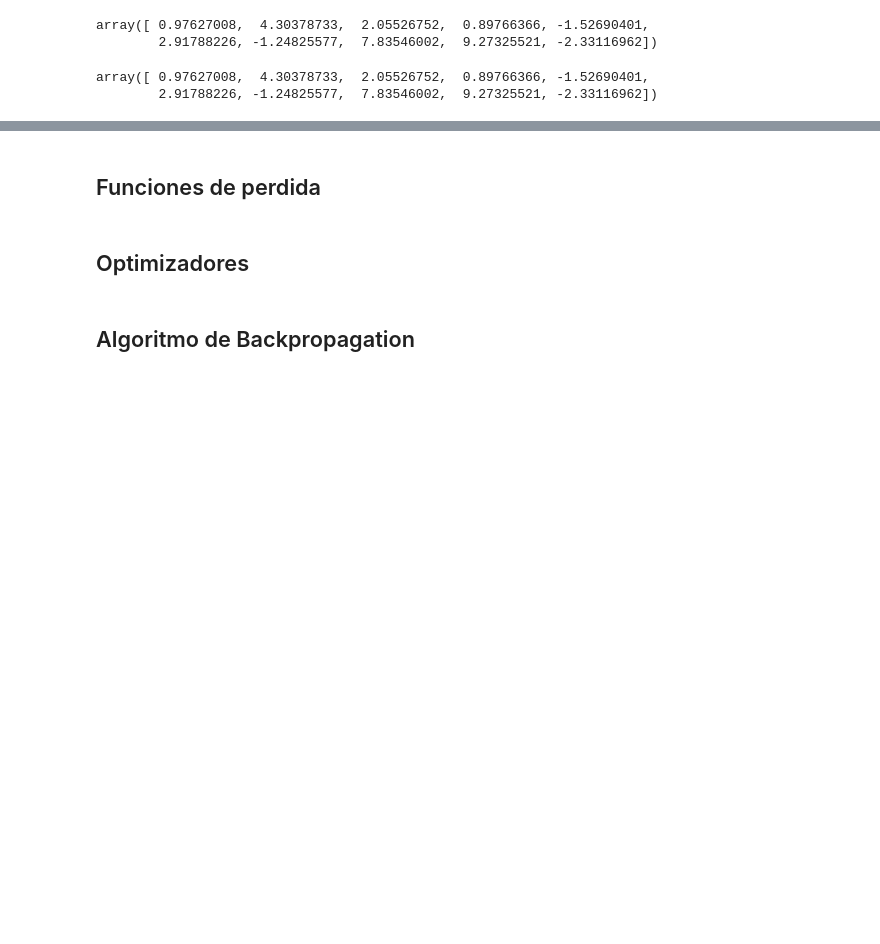
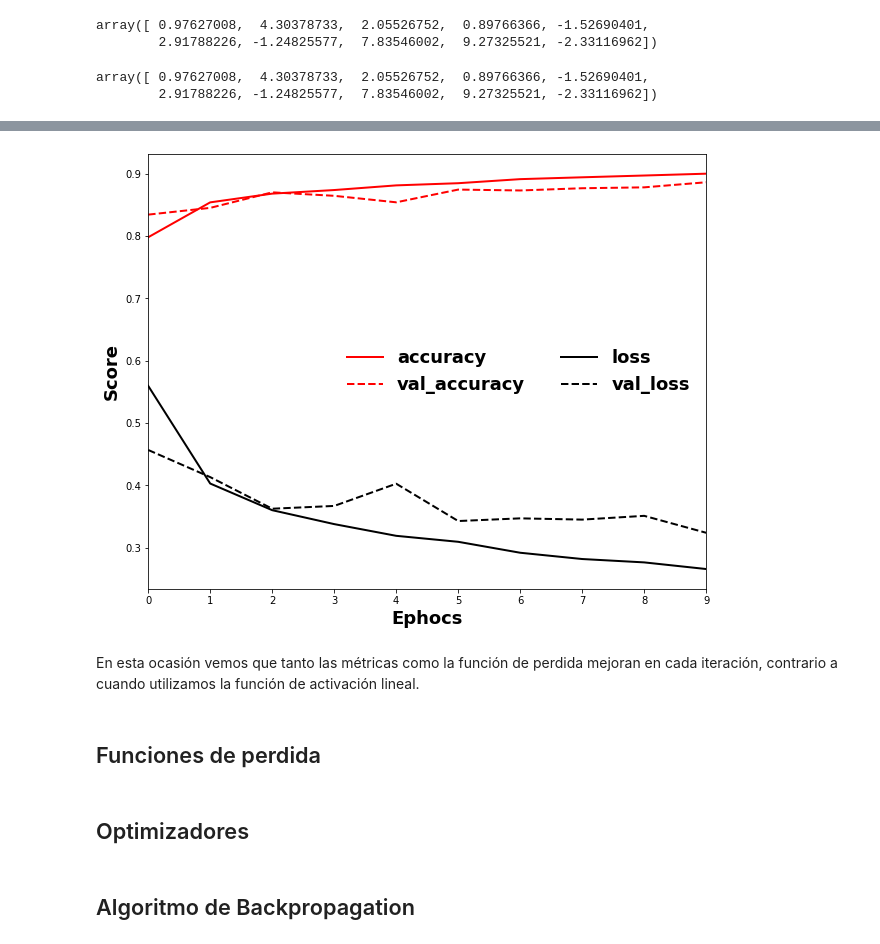
Before and after one commit to hplbrayan/Un-Curso-de-Deep-Learning, a Jupyter notebook: 02_intro_Keras_actf_backp/N2_actf_lf_op_bp.ipynb, the cells around one changed output, grey strips where cells are left out. Saved outputs shown, nothing was run; the diff lists cells and outputs as text; code cells hidden in the pictures; blank space fills up the shorter version.

```diff
--- a/02_intro_Keras_actf_backp/N2_actf_lf_op_bp.ipynb
+++ b/02_intro_Keras_actf_backp/N2_actf_lf_op_bp.ipynb
@@ -85,0 +316,16 @@ array([ 0.97627008,  4.30378733,  2.05526752,  0.89766366, -1.52690401,
+# %%
+# modelo
+model_fm_relu = create_model(name="fashionmn_af_relu",
+                               shape=train_images[0].shape,
+                               af="relu",
+                               output_af="softmax")
+
+# compilación
+opt  = keras.optimizers.Adam(learning_rate=0.001)
+loss = keras.losses.SparseCategoricalCrossentropy()
+
+model_fm_relu.compile(optimizer=opt,
+                      loss=loss,
+                      metrics=["accuracy"])
+
+model_fm_relu.summary()
@@ -85,0 +352,12 @@ array([ 0.97627008,  4.30378733,  2.05526752,  0.89766366, -1.52690401,
+# %%
+# Entrenamiento
+start = datetime.datetime.now()
+history_fm_relu = model_fm_relu.fit(train_images,
+                                    train_labels,
+                                    validation_split=0.2,
+                                    epochs=10)
+
+history_fm_relu = history_fm_relu.history
+# medimos el tiempo de ejecución
+time_fm_relu = datetime.datetime.now() - start
+print(f"\nTime to run using relu: {time_fm_relu}")
@@ -86,3 +384,21 @@ array([ 0.97627008,  4.30378733,  2.05526752,  0.89766366, -1.52690401,
+# %%
+fig, ax = plt.subplots(figsize=(10,8))
+
+ax.plot(history_fm_relu["accuracy"],     color="red",   ls="-",  lw=2, label=list(history_fm_relu.keys())[0])
+ax.plot(history_fm_relu["val_accuracy"], color="red",   ls="--", lw=2, label=list(history_fm_relu.keys())[2])
+ax.plot(history_fm_relu["loss"],         color="black", ls="-",  lw=2, label=list(history_fm_relu.keys())[1])
+ax.plot(history_fm_relu["val_loss"],     color="black", ls="--", lw=2, label=list(history_fm_relu.keys())[3])
+
+ax.set_xlim(0, len(history_fm_relu["accuracy"])-1)
+ax.set_xlabel("Ephocs", **font)
+ax.set_ylabel("Score", **font)
+
+ax.legend(prop=font, ncol=2, frameon=False)
+plt.show()
+# %% [output]
+[figure, added]
+# %% [markdown]
+En esta ocasión vemos que tanto las métricas como la función de perdida mejoran en cada iteración, contrario a cuando utilizamos la función de activación lineal.
 # %% [markdown]
 ## Funciones de perdida
 # %% [markdown]
```
Also changed, not shown: parts of 21 cells of this notebook.
